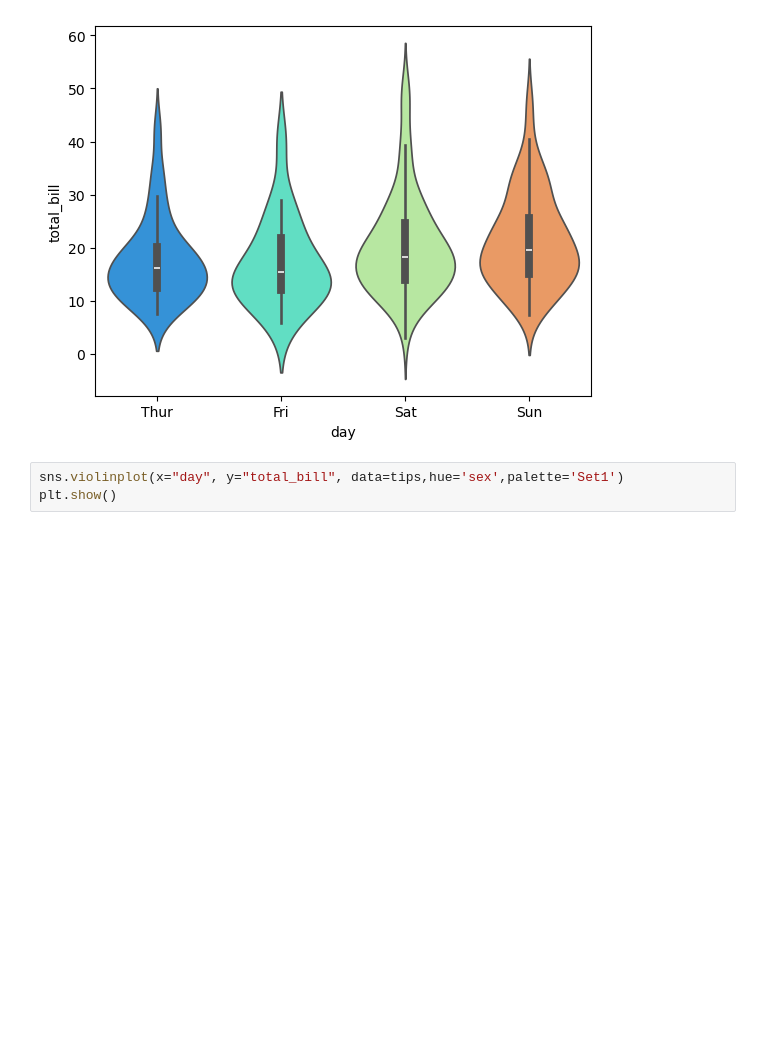
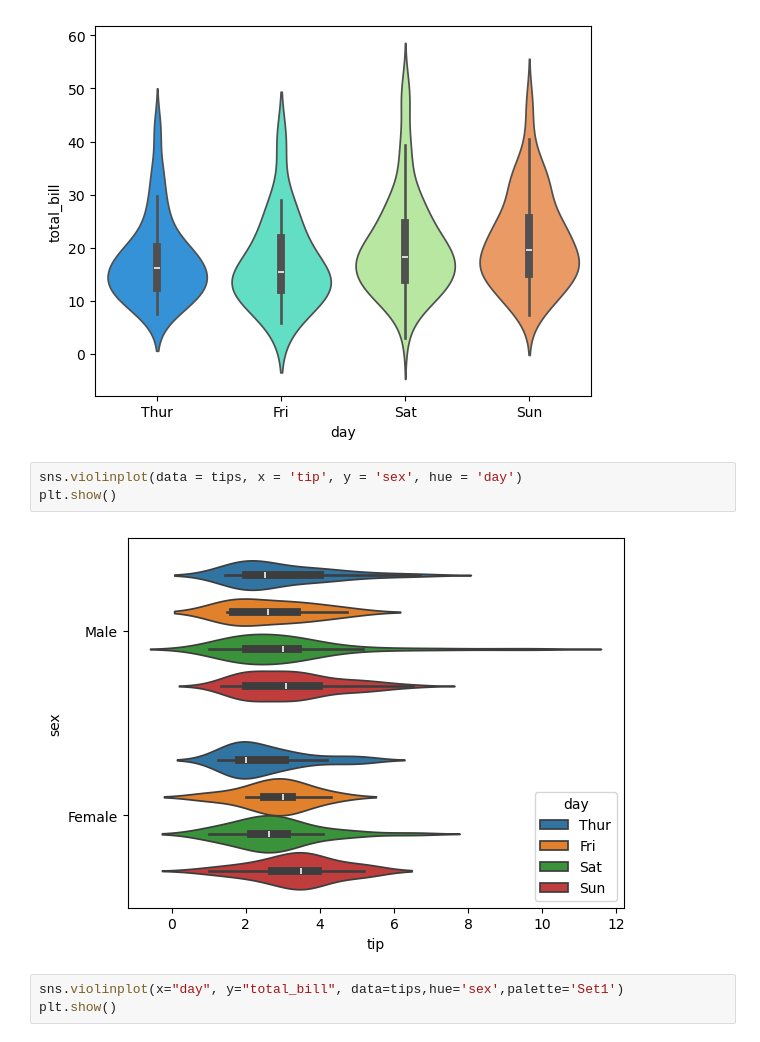
Before and after one commit to tasninanika/Practice_Data-Visualization3, a Jupyter notebook: 02-Categorical Plots.ipynb, the cells around one changed output. Saved outputs shown, nothing was run; the diff lists cells and outputs as text; blank space fills up the shorter version.

Commit message:
create plot using violinplot

```diff
--- a/02-Categorical Plots.ipynb
+++ b/02-Categorical Plots.ipynb
@@ -112,6 +112,11 @@ sns.violinplot(x="day", y="total_bill", data=tips, hue='day', palette='rainbow')
 plt.show()
 # %% [output]
 [figure]
+# %%
+sns.violinplot(data = tips, x = 'tip', y = 'sex', hue = 'day')
+plt.show()
+# %% [output]
+[figure, added]
 # %%
 sns.violinplot(x="day", y="total_bill", data=tips,hue='sex',palette='Set1')
 plt.show()
```
